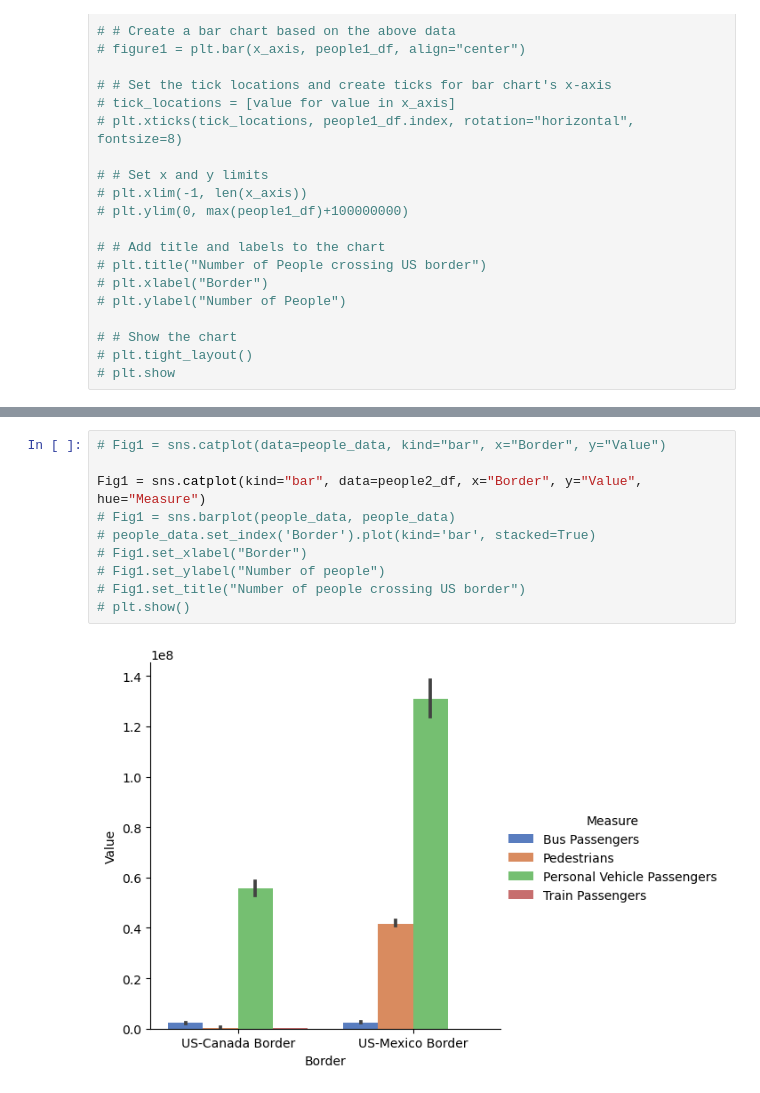
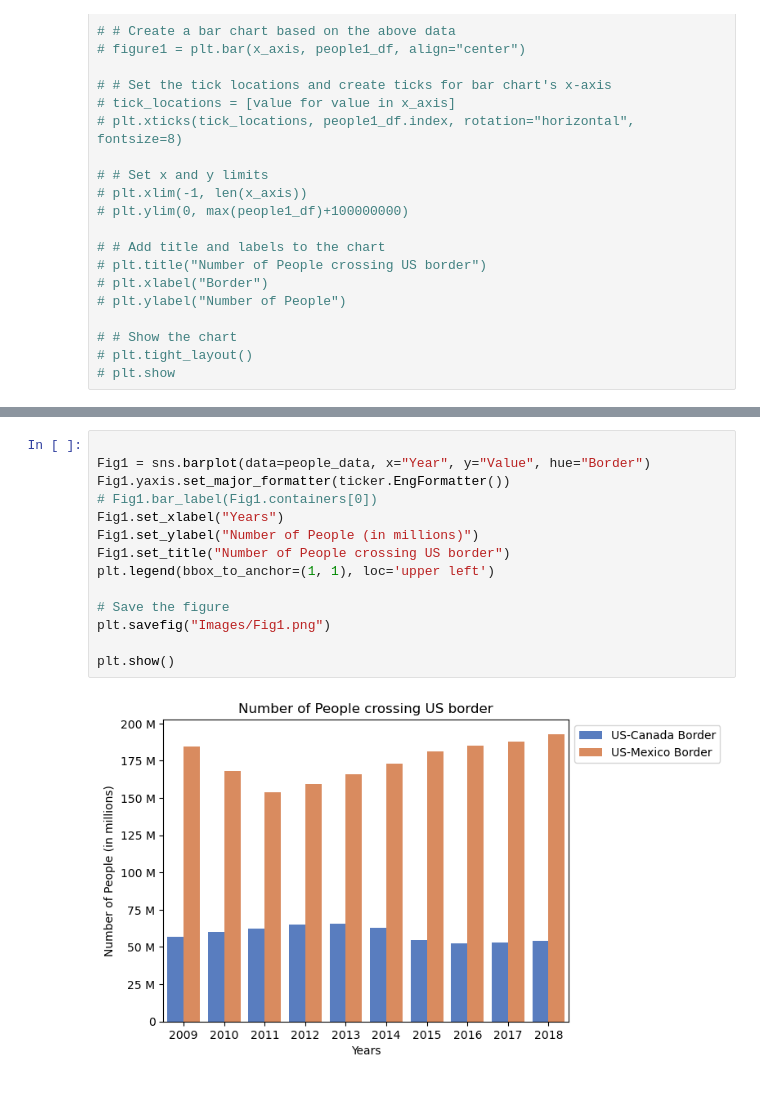
Before and after one commit to saraparveen26/Data-Visualization---US-Border-Crossing, a Jupyter notebook: border_crossing_sara.ipynb, the cells around one changed output, grey strips where cells are left out. Cells and saved outputs as stored; diff of their text form.

Commit message:
First research question visualization completed

```diff
--- a/border_crossing_sara.ipynb
+++ b/border_crossing_sara.ipynb
@@ -318,12 +311,16 @@ people2_df
-# %%
-# Fig1 = sns.catplot(data=people_data, kind="bar", x="Border", y="Value")
-
-Fig1 = sns.catplot(kind="bar", data=people2_df, x="Border", y="Value", hue="Measure")
-# Fig1 = sns.barplot(people_data, people_data)
-# people_data.set_index('Border').plot(kind='bar', stacked=True)
-# Fig1.set_xlabel("Border")
-# Fig1.set_ylabel("Number of people")
-# Fig1.set_title("Number of people crossing US border")
-# plt.show()
-# %% [output]
-[figure, removed]
+# %%
+
+Fig1 = sns.barplot(data=people_data, x="Year", y="Value", hue="Border")
+Fig1.yaxis.set_major_formatter(ticker.EngFormatter())
+# Fig1.bar_label(Fig1.containers[0])
+Fig1.set_xlabel("Years")
+Fig1.set_ylabel("Number of People (in millions)")
+Fig1.set_title("Number of People crossing US border")
+plt.legend(bbox_to_anchor=(1, 1), loc='upper left')
+
+# Save the figure
+plt.savefig("Images/Fig1.png")
+
+plt.show()
+# %% [output]
+[figure, added]
```
Also changed, not shown: parts of 11 cells of this notebook, 2 other files.
